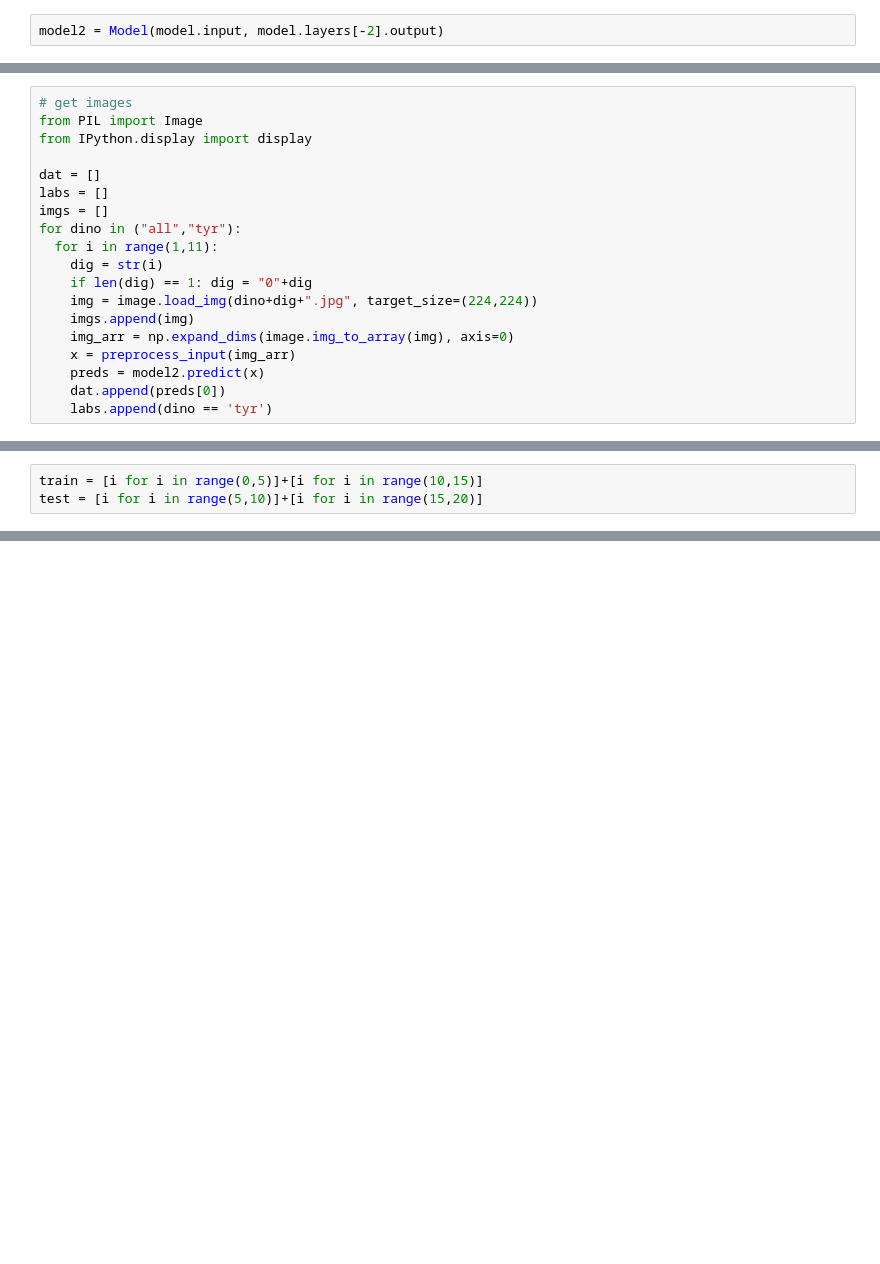
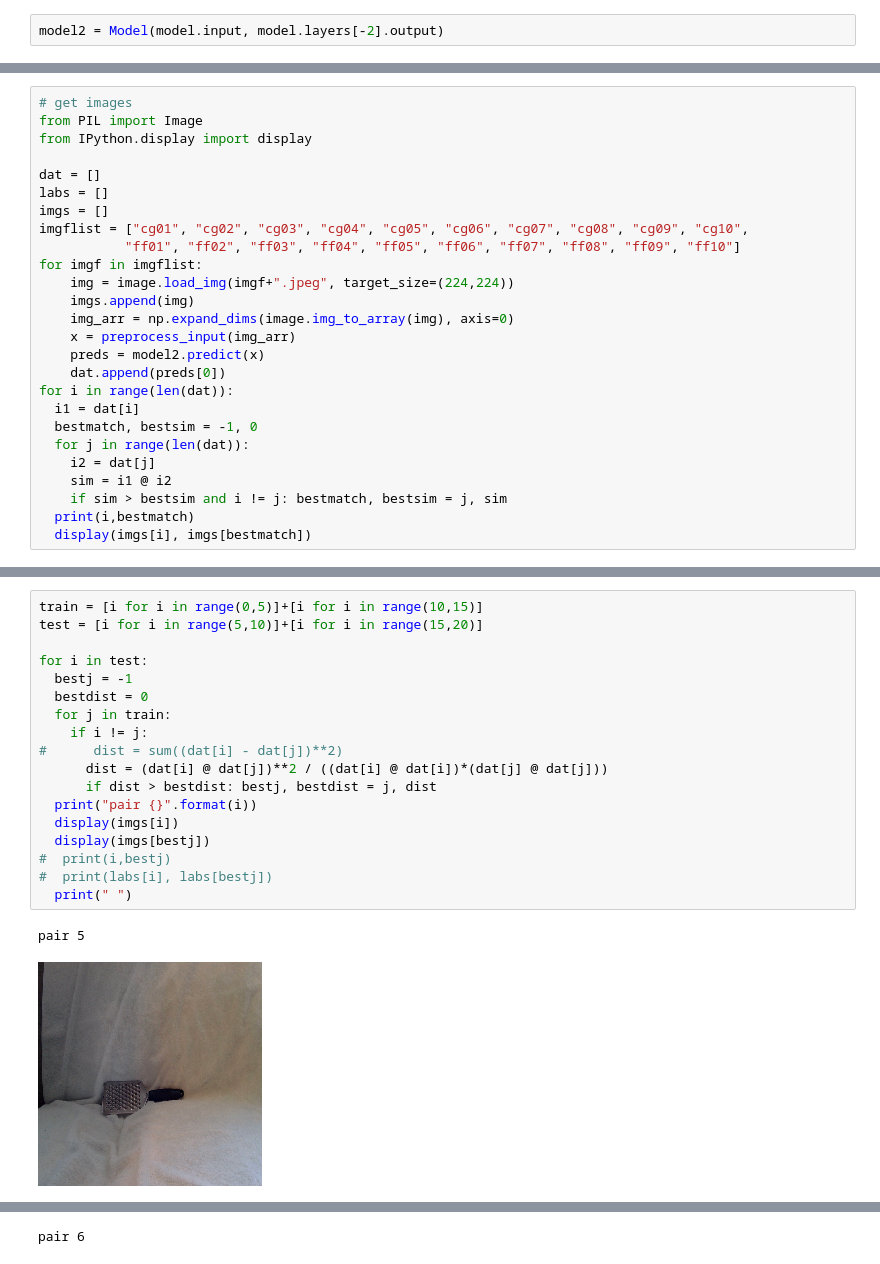
Before and after one commit to mlittmancs/great_courses_ml, a Jupyter notebook: L13.ipynb, the cells around one changed output, grey strips where cells are left out. Saved outputs shown, nothing was run; the diff lists cells and outputs as text; blank space fills up the shorter version.

```diff
--- a/L13.ipynb
+++ b/L13.ipynb
@@ -138,14 +64,21 @@ from IPython.display import display
 dat = []
 labs = []
 imgs = []
-for dino in ("all","tyr"):
-  for i in range(1,11):
-    dig = str(i)
-    if len(dig) == 1: dig = "0"+dig
-    img = image.load_img(dino+dig+".jpg", target_size=(224,224))
+imgflist = ["cg01", "cg02", "cg03", "cg04", "cg05", "cg06", "cg07", "cg08", "cg09", "cg10",
+           "ff01", "ff02", "ff03", "ff04", "ff05", "ff06", "ff07", "ff08", "ff09", "ff10"]
+for imgf in imgflist:
+    img = image.load_img(imgf+".jpeg", target_size=(224,224))
     imgs.append(img)
     img_arr = np.expand_dims(image.img_to_array(img), axis=0)
     x = preprocess_input(img_arr)
     preds = model2.predict(x)
     dat.append(preds[0])
-    labs.append(dino == 'tyr')
+for i in range(len(dat)):
+  i1 = dat[i]
+  bestmatch, bestsim = -1, 0
+  for j in range(len(dat)):
+    i2 = dat[j]
+    sim = i1 @ i2
+    if sim > bestsim and i != j: bestmatch, bestsim = j, sim
+  print(i,bestmatch)
+  display(imgs[i], imgs[bestmatch])
@@ -152,3 +93,21 @@ for dino in ("all","tyr"):
 # %%
 train = [i for i in range(0,5)]+[i for i in range(10,15)]
 test = [i for i in range(5,10)]+[i for i in range(15,20)]
+
+for i in test:
+  bestj = -1
+  bestdist = 0
+  for j in train:
+    if i != j:
+#      dist = sum((dat[i] - dat[j])**2)
+      dist = (dat[i] @ dat[j])**2 / ((dat[i] @ dat[i])*(dat[j] @ dat[j]))
+      if dist > bestdist: bestj, bestdist = j, dist
+  print("pair {}".format(i))
+  display(imgs[i])
+  display(imgs[bestj])
+#  print(i,bestj)
+#  print(labs[i], labs[bestj])
+  print(" ")
+# %% [output]
+pair 5
+[figure, added]
@@ -154,0 +115 @@ test = [i for i in range(5,10)]+[i for i in range(15,20)]
+pair 6
```
Also changed, not shown: parts of 16 cells of this notebook, 35 other files.
